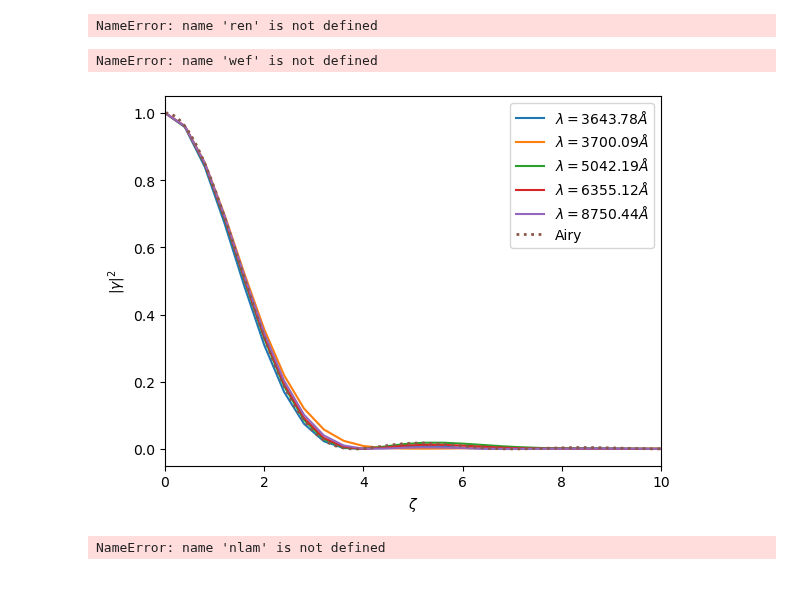
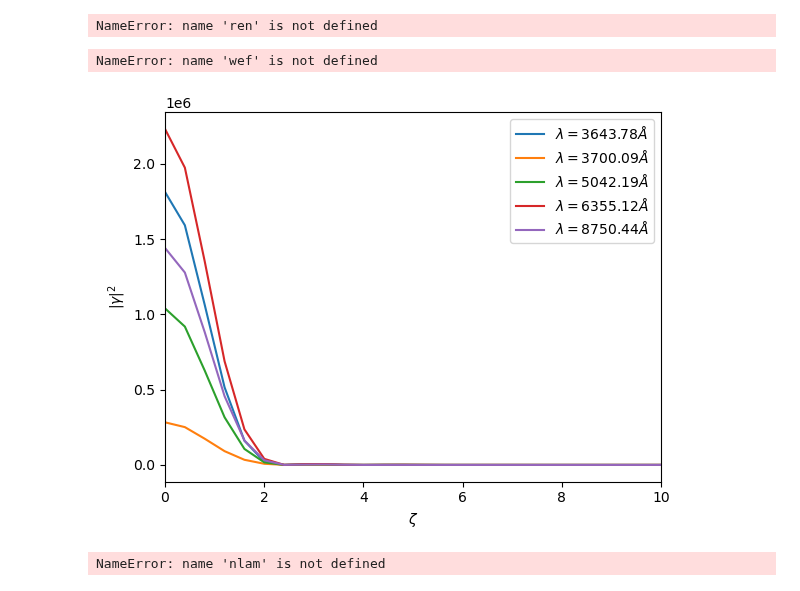
Before and after one commit to AlexGKim/II, a Jupyter notebook: Untitled.ipynb, the cells around one changed output. Drawn from its saved outputs; the diff is of its cells as text; code cells hidden in the pictures.

Commit message:
derivative of gamma^2 works

```diff
--- a/Untitled.ipynb
+++ b/Untitled.ipynb
@@ -48,4 +48,4 @@ def dgamma2ds(y,norder=None):
         norder = ny
     rhos = numpy.arange(norder)/ny
     gamma = dft_polar(y, norder=norder)
-    return 2* gamma * (-2*gamma- rhos *dft_polar_der(y, norder=norder))
+    return - 2* gamma * rhos *dft_polar_der(y, norder=norder)
@@ -109,40 +137,55 @@ nd = axis0[:].shape[0]
 delta = axis0[1]-axis0[0]
 drad = 0.475e15
 ndisk = 2*drad/delta
 factor=10
 
 # nexpand = int(factor*ndisk)
 flux = numpy.zeros(nd*factor)
 
+# for index in [maxorder[0],idx3700,maxorder[-1],idx6355,idx8750]:
+#     flux[:]=0
+#     flux[:nd] = block0_values[index,:]
+#     gamma2 = dft_polar(flux,norder=200)**2
+#     # gamma2 = gamma2_polar(block0_values[index,:])
+#     plt.plot(numpy.arange(gamma2.shape[0])*2*numpy.pi/(nd*factor/ndisk),gamma2/gamma2[0],label=r"$\lambda={:.2f}\AA$".format(lambdas[index]))
+# zeta = numpy.arange(0,nd,0.01)
+# plt.plot(zeta,(2*jv(1,zeta)/zeta)**2,label='Airy',ls='dotted',lw=2)
+# plt.ylabel(r"$|\gamma|^2$")
+# plt.xlabel(r"$\zeta$")
+# plt.xlim((0,10))
+# plt.legend()
+# plt.savefig('gamma2.pdf')
+# plt.clf()
+
 for index in [maxorder[0],idx3700,maxorder[-1],idx6355,idx8750]:
     flux[:]=0
     flux[:nd] = block0_values[index,:]
-    gamma2 = dft_polar(flux,norder=200)**2
+    fm = dgamma2ds(flux,norder=100)**2
+    fm=fm/gamma2[0]
     # gamma2 = gamma2_polar(block0_values[index,:])
-    plt.plot(numpy.arange(gamma2.shape[0])*2*numpy.pi/(nd*factor/ndisk),gamma2/gamma2[0],label=r"$\lambda={:.2f}\AA$".format(lambdas[index]))
-zeta = numpy.arange(0,nd,0.01)
-plt.plot(zeta,(2*jv(1,zeta)/zeta)**2,label='Airy',ls='dotted',lw=2)
+    plt.plot(numpy.arange(fm.shape[0])*2*numpy.pi/(nd*factor/ndisk),fm,label=r"$\lambda={:.2f}\AA$".format(lambdas[index]))
+# zeta = numpy.arange(0,nd,0.01)
+# plt.plot(zeta,(2*jv(1,zeta)/zeta)**2,label='Airy',ls='dotted',lw=2)
 plt.ylabel(r"$|\gamma|^2$")
 plt.xlabel(r"$\zeta$")
 plt.xlim((0,10))
 plt.legend()
-plt.savefig('gamma2.pdf')
 wef
-
+# plt.savefig('temp.pdf')
 
 y = numpy.zeros(1000)
 y[0:100]=1/100
 norder = 20
 x = numpy.arange(norder)*2*numpy.pi/10
 ans = dft_polar(y,20)**2
 plt.plot(x,ans/ans[0])
 plt.plot(x,(2*jv(1,x)/x)**2)
 plt.plot(x,dgamma2ds(y,norder)/1e6)
 plt.ylim((-0.1,0.1))
 # plt.hlines(0,0,12)
 # %% [output]
 NameError: name 'wef' is not defined
-[figure, old version]
+[figure, new version]
 # %%
 def gamma2_polar(inarr,factor=20):
     nd = inarr.shape[0]
```
Also changed, not shown: parts of 1 cell of this notebook.
